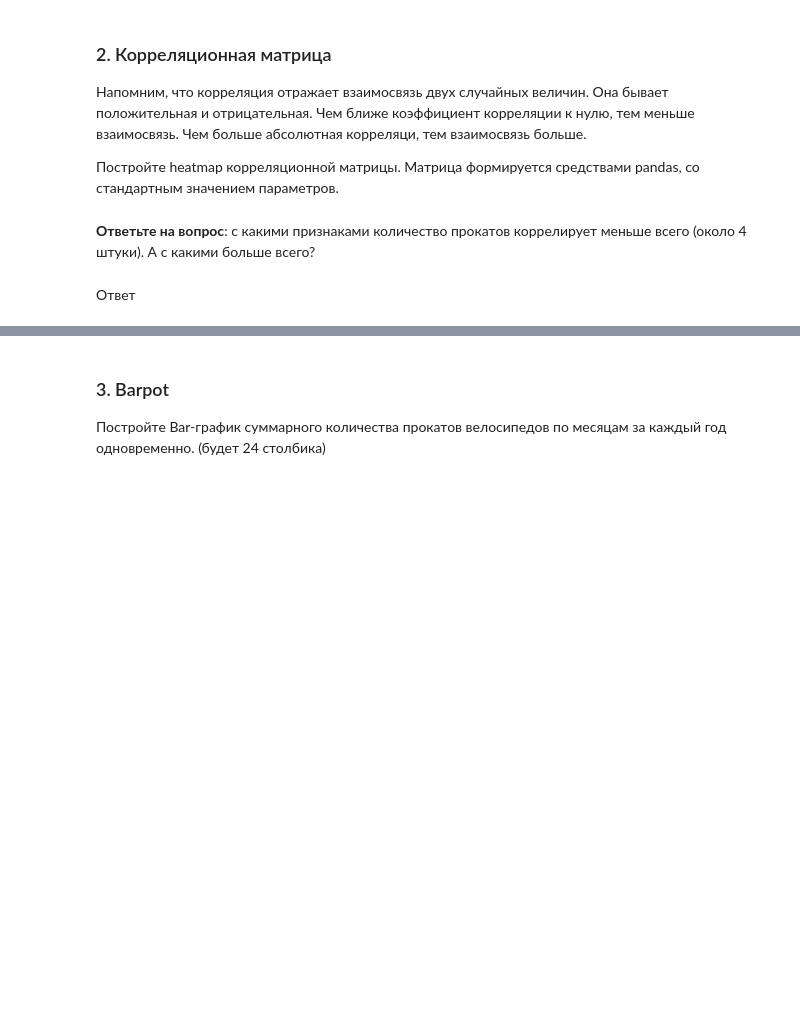
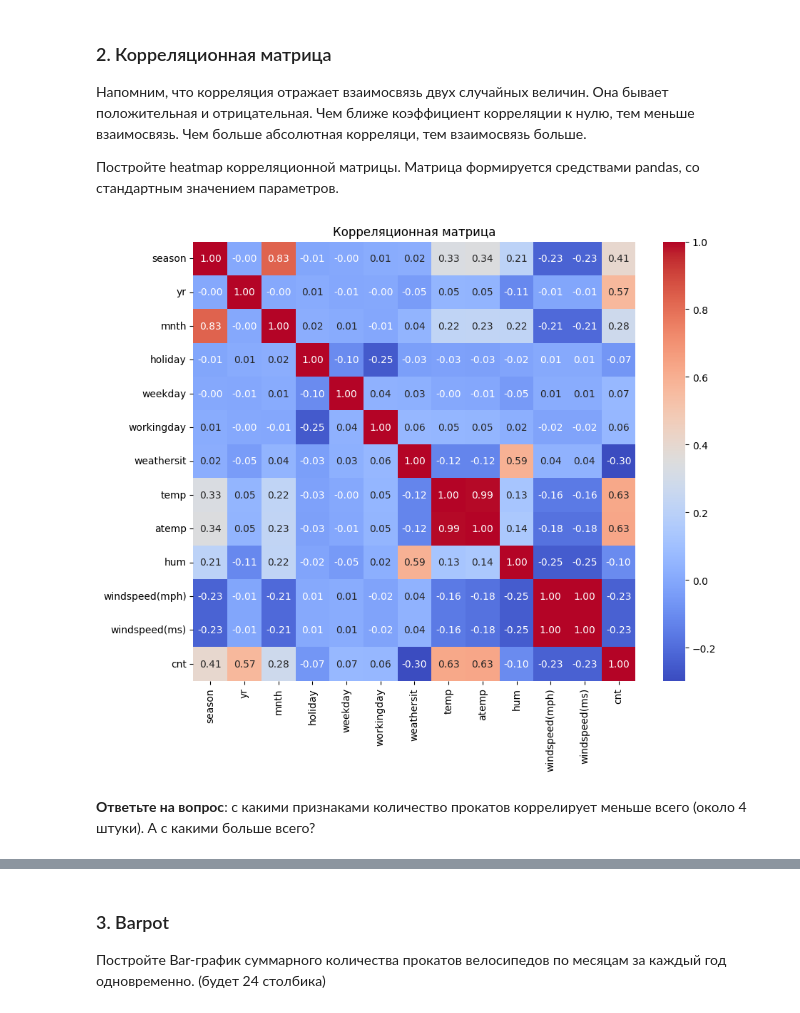
Before and after one commit to maxfraid/compmathsystem, a Jupyter notebook: Копия_блокнота_"Практическая_работа_№5_Библиотека_Pandas_ipynb".ipynb, the cells around one changed output, grey strips where cells are left out. Cells and saved outputs as stored; diff of their text form; code cells hidden in the pictures; blank space fills up the shorter version.

```diff
--- a/Копия_блокнота_"Практическая_работа_№5_Библиотека_Pandas_ipynb".ipynb
+++ b/Копия_блокнота_"Практическая_работа_№5_Библиотека_Pandas_ipynb".ipynb
@@ -344,0 +334,5 @@ df.head()
+# %%
+url = 'https://raw.githubusercontent.com/romovpa/ml-course-hse/master/bikes_rent.csv'
+df = pd.read_csv(url)
+
+df.head()
@@ -390,7 +393,14 @@ _(чем больше значение, тем больше прокатов и
 Напомним, что корреляция отражает взаимосвязь двух случайных величин. Она бывает положительная и отрицательная. Чем ближе коэффициент корреляции к нулю, тем меньше взаимосвязь. Чем больше абсолютная корреляци, тем взаимосвязь больше.
 
 Постройте heatmap корреляционной матрицы. Матрица формируется средствами pandas, со стандартным значением параметров.
+# %%
+correlation_matrix = df.corr()
+
+plt.figure(figsize=(10, 8))
+sns.heatmap(correlation_matrix, annot=True, cmap='coolwarm', fmt=".2f")
+plt.title('Корреляционная матрица')
+plt.show()
+# %% [output]
+[figure, added]
 # %% [markdown]
 **Ответьте на вопрос**: с какими признаками количество прокатов коррелирует меньше всего (около 4 штуки). А с какими больше всего?
-# %% [markdown]
-Ответ
```
Also changed, not shown: parts of 13 cells of this notebook.
